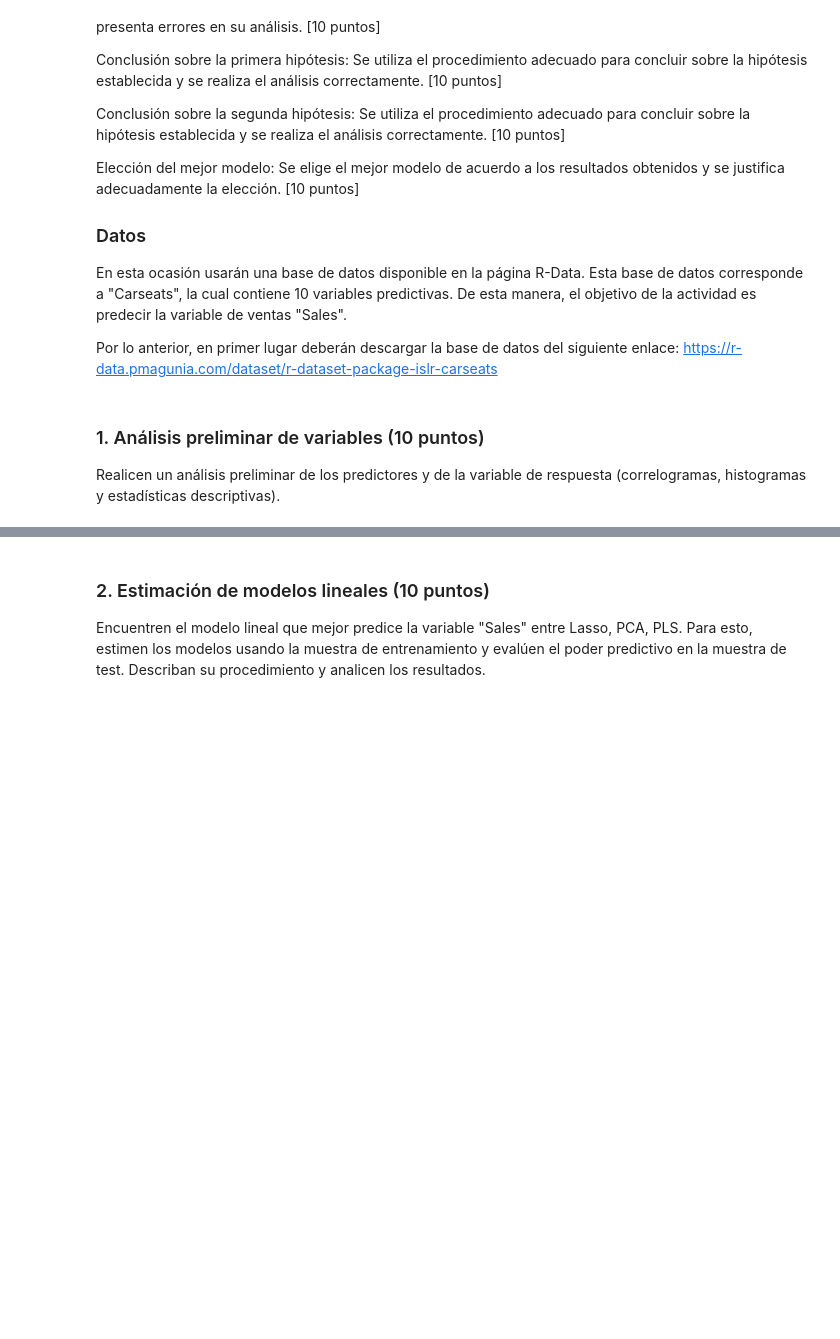
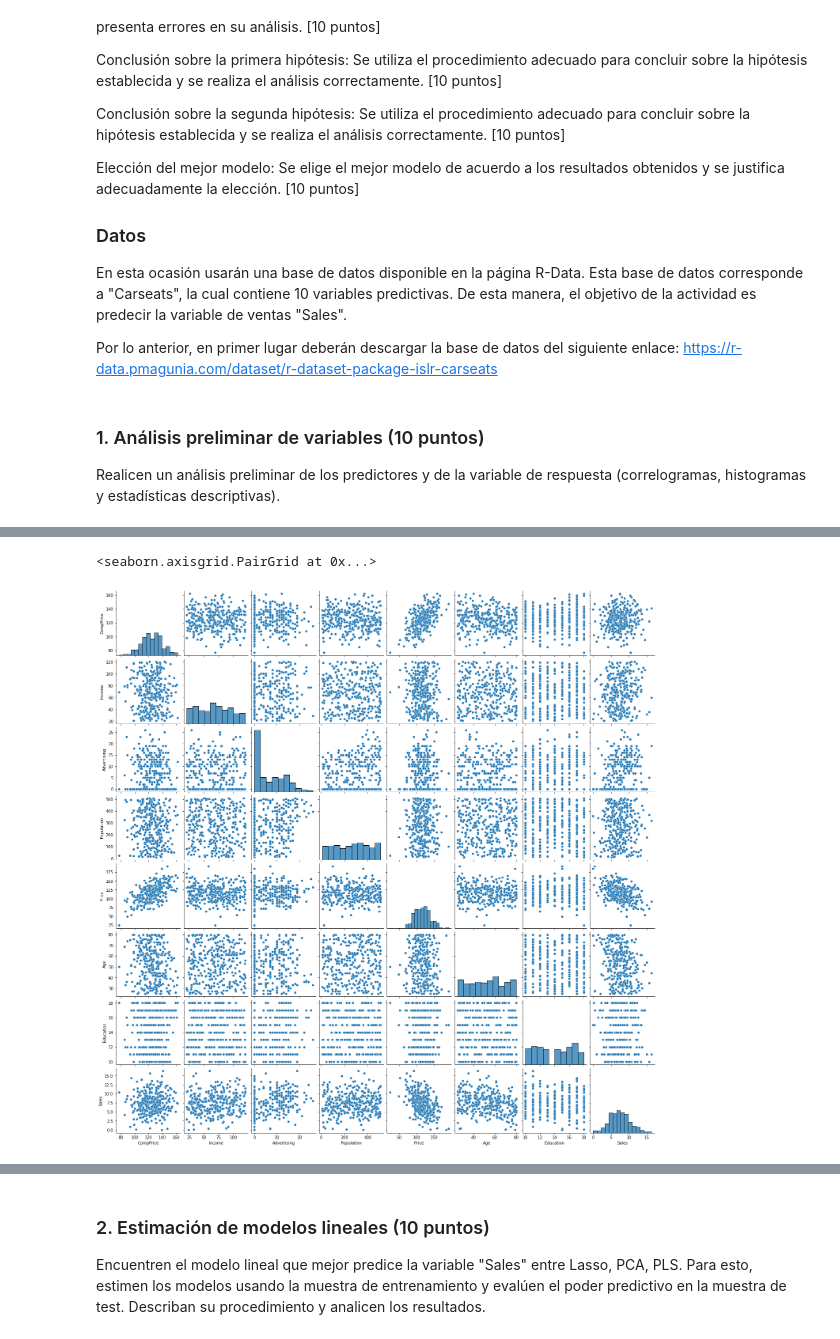
Before and after one commit to paulguz261/MIAD_20231_intro_machine_learning_grupal, a Jupyter notebook: week4/Caso implementación de modelos no lineales aditivos en un problema de regresión.ipynb, the cells around one changed output, grey strips where cells are left out. Saved outputs shown, nothing was run; the diff lists cells and outputs as text; code cells hidden in the pictures; blank space fills up the shorter version.

```diff
--- a/week4/Caso implementación de modelos no lineales aditivos en un problema de regresión.ipynb
+++ b/week4/Caso implementación de modelos no lineales aditivos en un problema de regresión.ipynb
@@ -56,0 +167,5 @@ Realicen un análisis preliminar de los predictores y de la variable de respuest
+# %%
+sns.pairplot(desc_df, kind="scatter")
+# %% [output]
+<seaborn.axisgrid.PairGrid at 0x...>
+[figure, added]
```
Also changed, not shown: parts of 62 cells of this notebook, 3 other files.
